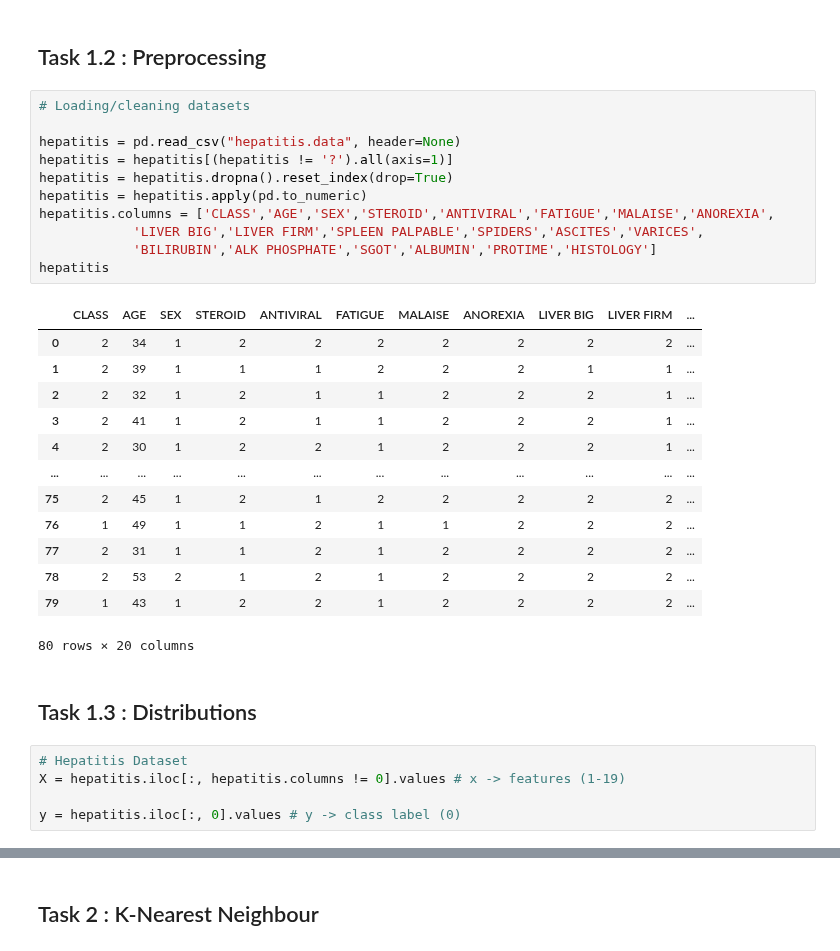
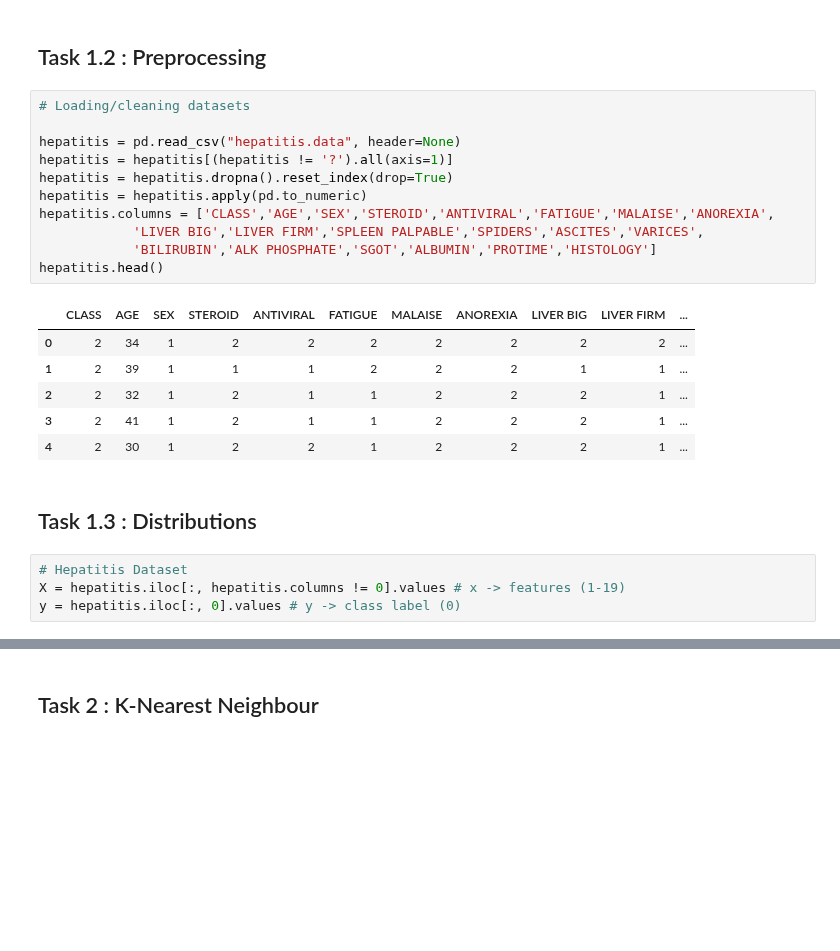
Before and after one commit to acollin19/comp551, a Jupyter notebook: assignment1_group_24.ipynb, the cells around one changed output, grey strips where cells are left out. Saved outputs shown, nothing was run; the diff lists cells and outputs as text; blank space fills up the shorter version.

```diff
--- a/assignment1_group_24.ipynb
+++ b/assignment1_group_24.ipynb
@@ -103,33 +103,25 @@ class KNN:
 # %%
 # Loading/cleaning datasets
 
 hepatitis = pd.read_csv("hepatitis.data", header=None)
 hepatitis = hepatitis[(hepatitis != '?').all(axis=1)]
 hepatitis = hepatitis.dropna().reset_index(drop=True)
 hepatitis = hepatitis.apply(pd.to_numeric)
 hepatitis.columns = ['CLASS','AGE','SEX','STEROID','ANTIVIRAL','FATIGUE','MALAISE','ANOREXIA',
             'LIVER BIG','LIVER FIRM','SPLEEN PALPABLE','SPIDERS','ASCITES','VARICES',
             'BILIRUBIN','ALK PHOSPHATE','SGOT','ALBUMIN','PROTIME','HISTOLOGY']
-hepatitis
+hepatitis.head()
 # %% [output]
 |  | CLASS | AGE | SEX | STEROID | ANTIVIRAL | FATIGUE | MALAISE | ANOREXIA | LIVER BIG | LIVER FIRM | ... |
 | 0 | 2 | 34 | 1 | 2 | 2 | 2 | 2 | 2 | 2 | 2 | ... |
 | 1 | 2 | 39 | 1 | 1 | 1 | 2 | 2 | 2 | 1 | 1 | ... |
 | 2 | 2 | 32 | 1 | 2 | 1 | 1 | 2 | 2 | 2 | 1 | ... |
 | 3 | 2 | 41 | 1 | 2 | 1 | 1 | 2 | 2 | 2 | 1 | ... |
 | 4 | 2 | 30 | 1 | 2 | 2 | 1 | 2 | 2 | 2 | 1 | ... |
-| ... | ... | ... | ... | ... | ... | ... | ... | ... | ... | ... | ... |
-| 75 | 2 | 45 | 1 | 2 | 1 | 2 | 2 | 2 | 2 | 2 | ... |
-| 76 | 1 | 49 | 1 | 1 | 2 | 1 | 1 | 2 | 2 | 2 | ... |
-| 77 | 2 | 31 | 1 | 1 | 2 | 1 | 2 | 2 | 2 | 2 | ... |
-| 78 | 2 | 53 | 2 | 1 | 2 | 1 | 2 | 2 | 2 | 2 | ... |
-| 79 | 1 | 43 | 1 | 2 | 2 | 1 | 2 | 2 | 2 | 2 | ... |
-80 rows × 20 columns
 # %% [markdown]
 ## Task 1.3 : Distributions
 # %%
 # Hepatitis Dataset
 X = hepatitis.iloc[:, hepatitis.columns != 0].values # x -> features (1-19)
-
 y = hepatitis.iloc[:, 0].values # y -> class label (0)
 # %%
```
Also changed, not shown: parts of 26 cells of this notebook.
